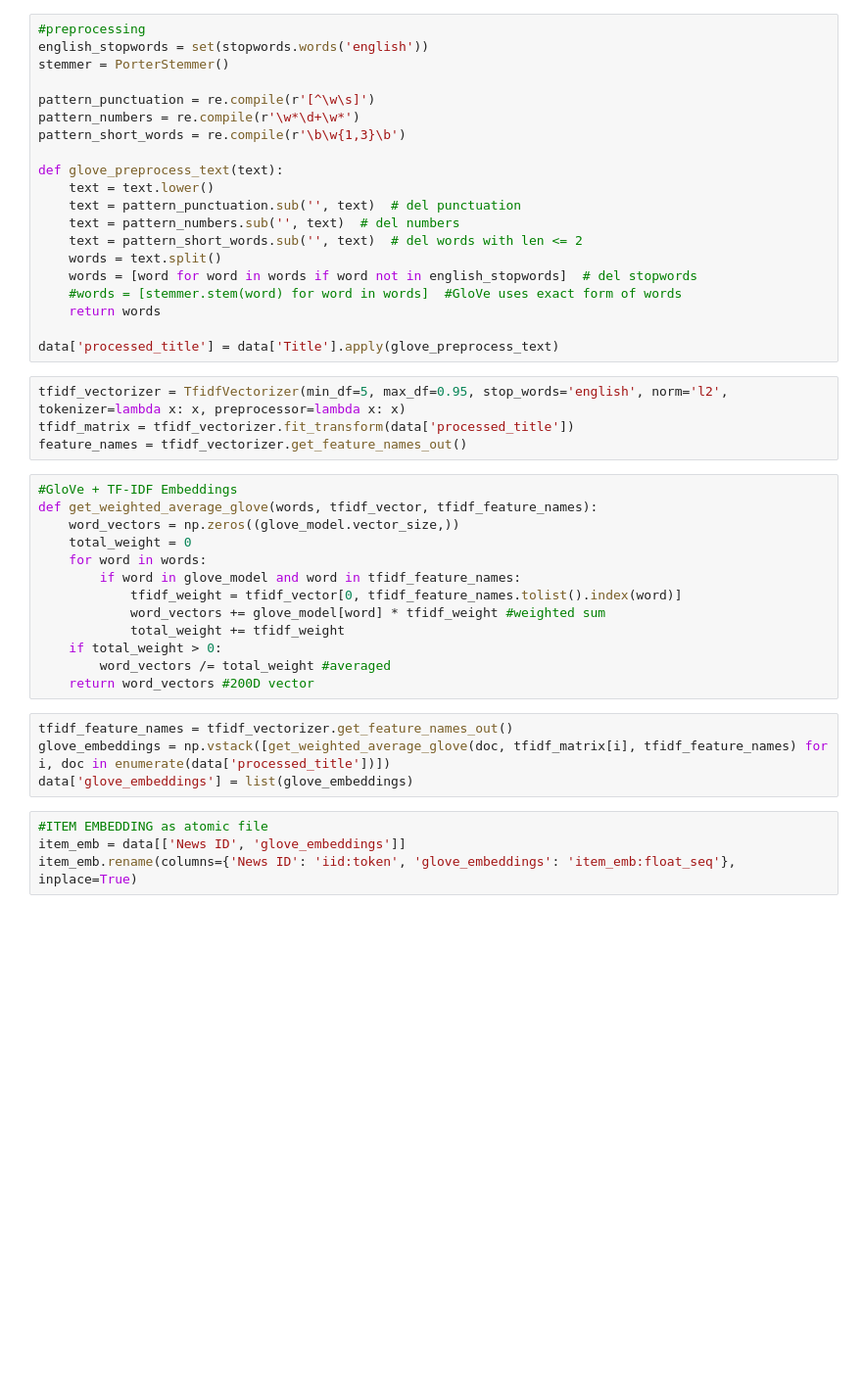
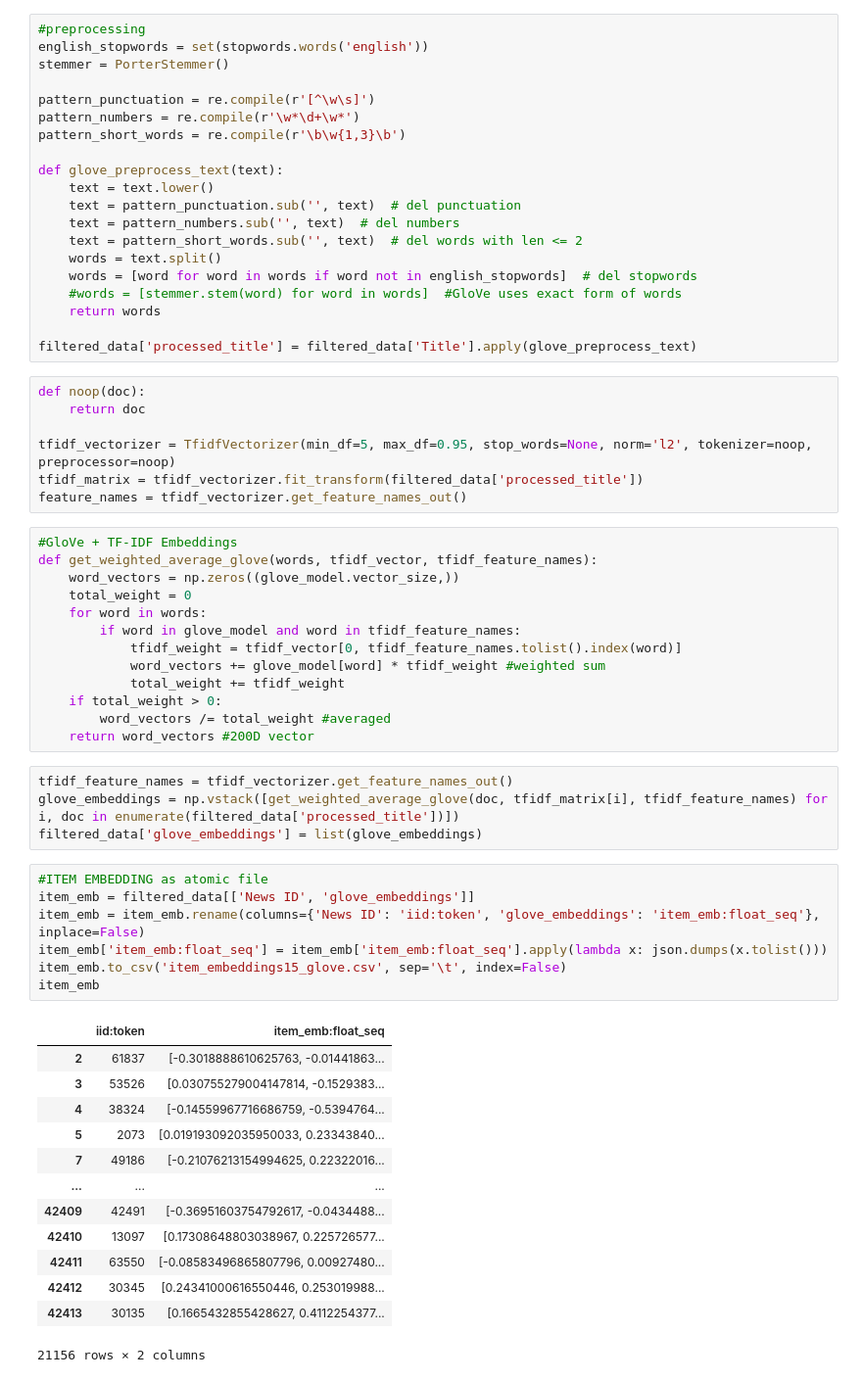
Before and after one commit to BianchiGiulia/practical_work, a Jupyter notebook: tf_idf.ipynb, the cells around one changed output. Shown at 98% size. Saved outputs shown, nothing was run; the diff lists cells and outputs as text; blank space fills up the shorter version.

```diff
--- a/tf_idf.ipynb
+++ b/tf_idf.ipynb
@@ -265,10 +267,13 @@ def glove_preprocess_text(text):
     #words = [stemmer.stem(word) for word in words]  #GloVe uses exact form of words
     return words
 
-data['processed_title'] = data['Title'].apply(glove_preprocess_text)
+filtered_data['processed_title'] = filtered_data['Title'].apply(glove_preprocess_text)
 # %%
-tfidf_vectorizer = TfidfVectorizer(min_df=5, max_df=0.95, stop_words='english', norm='l2', tokenizer=lambda x: x, preprocessor=lambda x: x)
-tfidf_matrix = tfidf_vectorizer.fit_transform(data['processed_title'])
+def noop(doc):
+    return doc
+
+tfidf_vectorizer = TfidfVectorizer(min_df=5, max_df=0.95, stop_words=None, norm='l2', tokenizer=noop, preprocessor=noop)
+tfidf_matrix = tfidf_vectorizer.fit_transform(filtered_data['processed_title'])
 feature_names = tfidf_vectorizer.get_feature_names_out()
 # %%
 #GloVe + TF-IDF Embeddings
@@ -285,9 +290,26 @@ def get_weighted_average_glove(words, tfidf_vector, tfidf_feature_names):
     return word_vectors #200D vector
 # %%
 tfidf_feature_names = tfidf_vectorizer.get_feature_names_out()
-glove_embeddings = np.vstack([get_weighted_average_glove(doc, tfidf_matrix[i], tfidf_feature_names) for i, doc in enumerate(data['processed_title'])])
-data['glove_embeddings'] = list(glove_embeddings)
+glove_embeddings = np.vstack([get_weighted_average_glove(doc, tfidf_matrix[i], tfidf_feature_names) for i, doc in enumerate(filtered_data['processed_title'])])
+filtered_data['glove_embeddings'] = list(glove_embeddings)
 # %%
 #ITEM EMBEDDING as atomic file
-item_emb = data[['News ID', 'glove_embeddings']]
-item_emb.rename(columns={'News ID': 'iid:token', 'glove_embeddings': 'item_emb:float_seq'}, inplace=True)
+item_emb = filtered_data[['News ID', 'glove_embeddings']]
+item_emb = item_emb.rename(columns={'News ID': 'iid:token', 'glove_embeddings': 'item_emb:float_seq'}, inplace=False)
+item_emb['item_emb:float_seq'] = item_emb['item_emb:float_seq'].apply(lambda x: json.dumps(x.tolist()))
+item_emb.to_csv('item_embeddings15_glove.csv', sep='\t', index=False)
+item_emb
+# %% [output]
+|  | iid:token | item_emb:float_seq |
+| 2 | 61837 | [-0.3018888610625763, -0.01441863... |
+| 3 | 53526 | [0.030755279004147814, -0.1529383... |
+| 4 | 38324 | [-0.14559967716686759, -0.5394764... |
+| 5 | 2073 | [0.019193092035950033, 0.23343840... |
+| 7 | 49186 | [-0.21076213154994625, 0.22322016... |
+| ... | ... | ... |
+| 42409 | 42491 | [-0.36951603754792617, -0.0434488... |
+| 42410 | 13097 | [0.17308648803038967, 0.225726577... |
+| 42411 | 63550 | [-0.08583496865807796, 0.00927480... |
+| 42412 | 30345 | [0.24341000616550446, 0.253019988... |
+| 42413 | 30135 | [0.1665432855428627, 0.4112254377... |
+21156 rows × 2 columns
```
Also changed, not shown: parts of 17 cells of this notebook.
